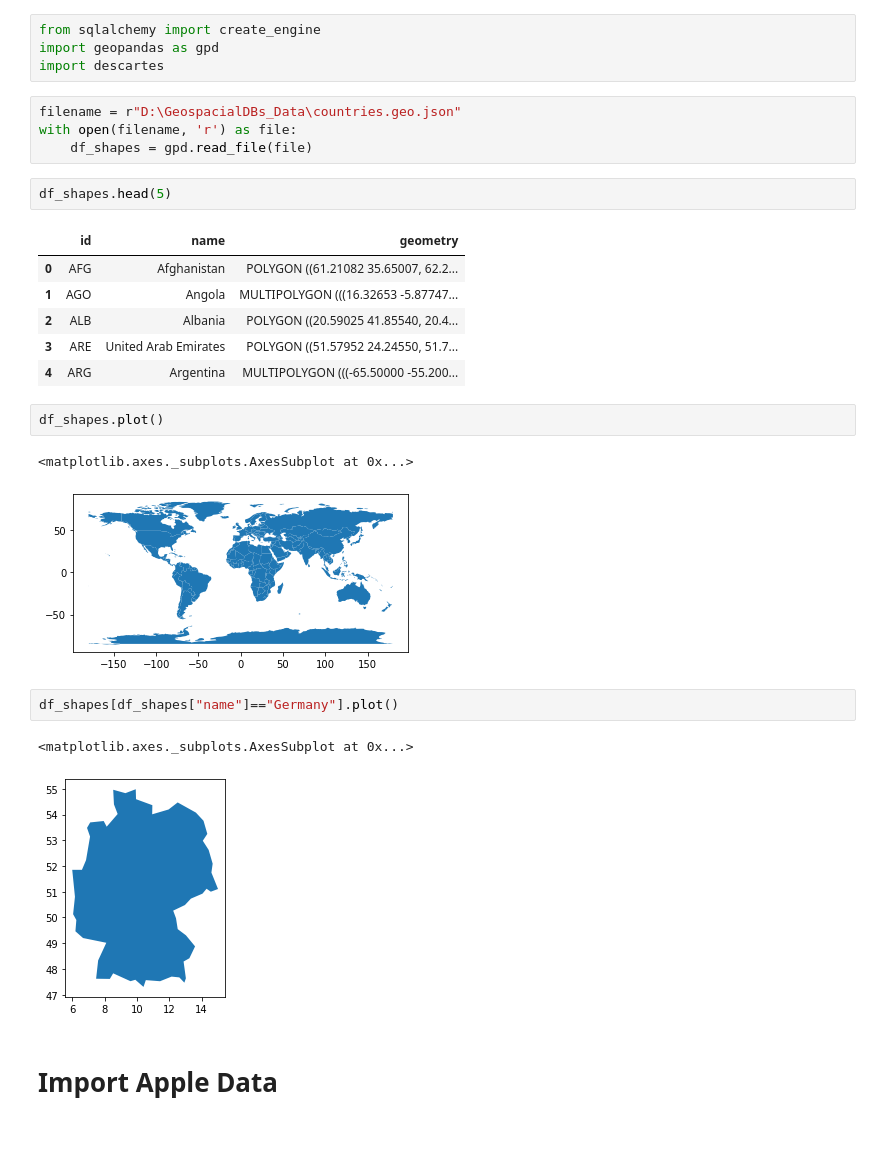
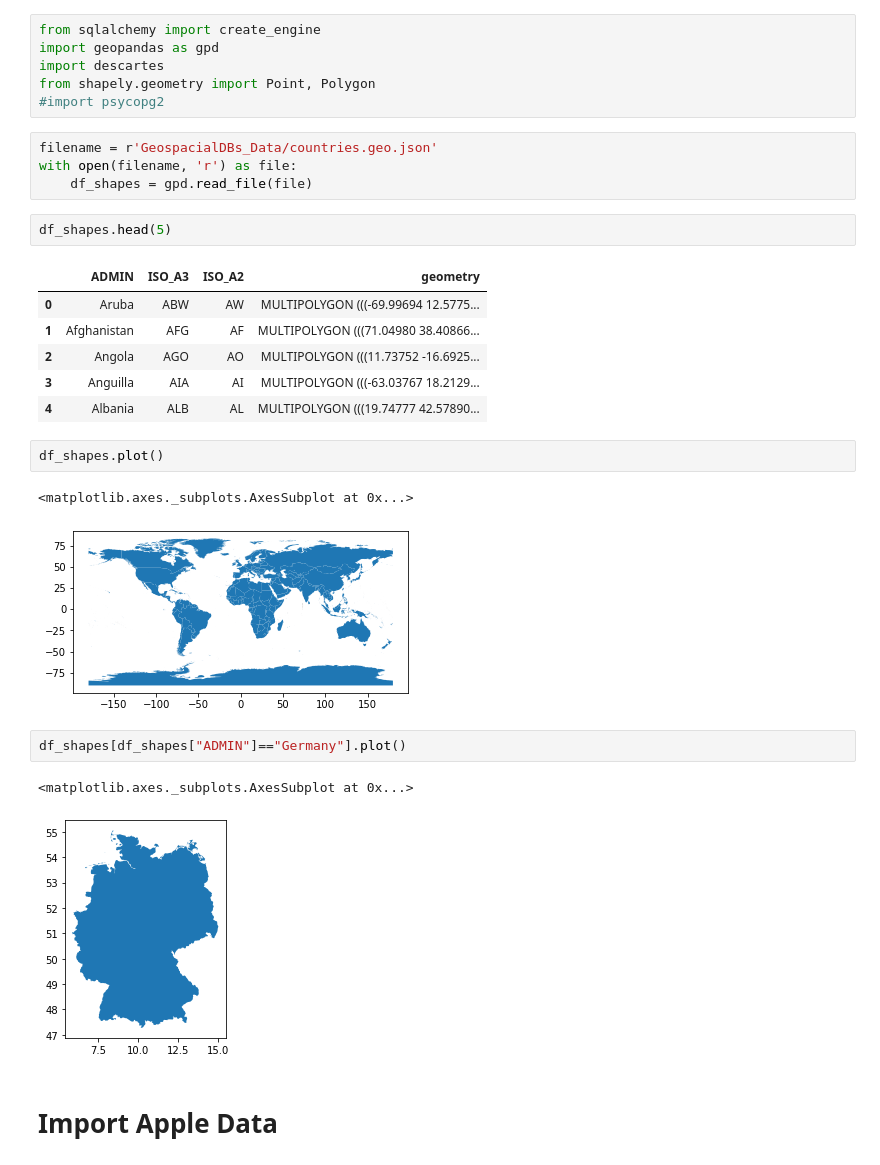
Before and after one commit to pwl482/home_squad, a Jupyter notebook: Combine_Data_and_Export.ipynb, the cells around one changed output. Cells and saved outputs as stored; diff of their text form; blank space fills up the shorter version.

```diff
--- a/Combine_Data_and_Export.ipynb
+++ b/Combine_Data_and_Export.ipynb
@@ -2,29 +10,31 @@
 from sqlalchemy import create_engine
 import geopandas as gpd
 import descartes
+from shapely.geometry import Point, Polygon
+#import psycopg2
 # %%
-filename = r"D:\GeospacialDBs_Data\countries.geo.json"
+filename = r'GeospacialDBs_Data/countries.geo.json'
 with open(filename, 'r') as file:
     df_shapes = gpd.read_file(file)
 # %%
 df_shapes.head(5)
 # %% [output]
-|  | id | name | geometry |
-| 0 | AFG | Afghanistan | POLYGON ((61.21082 35.65007, 62.2... |
-| 1 | AGO | Angola | MULTIPOLYGON (((16.32653 -5.87747... |
-| 2 | ALB | Albania | POLYGON ((20.59025 41.85540, 20.4... |
-| 3 | ARE | United Arab Emirates | POLYGON ((51.57952 24.24550, 51.7... |
-| 4 | ARG | Argentina | MULTIPOLYGON (((-65.50000 -55.200... |
+|  | ADMIN | ISO_A3 | ISO_A2 | geometry |
+| 0 | Aruba | ABW | AW | MULTIPOLYGON (((-69.99694 12.5775... |
+| 1 | Afghanistan | AFG | AF | MULTIPOLYGON (((71.04980 38.40866... |
+| 2 | Angola | AGO | AO | MULTIPOLYGON (((11.73752 -16.6925... |
+| 3 | Anguilla | AIA | AI | MULTIPOLYGON (((-63.03767 18.2129... |
+| 4 | Albania | ALB | AL | MULTIPOLYGON (((19.74777 42.57890... |
 # %%
 df_shapes.plot()
 # %% [output]
 <matplotlib.axes._subplots.AxesSubplot at 0x...>
-[figure, old version]
+[figure, new version]
 # %%
-df_shapes[df_shapes["name"]=="Germany"].plot()
+df_shapes[df_shapes["ADMIN"]=="Germany"].plot()
 # %% [output]
 <matplotlib.axes._subplots.AxesSubplot at 0x...>
-[figure, old version]
+[figure, new version]
 # %% [markdown]
 # Import Apple Data
 # %%
```
Also changed, not shown: parts of 10 cells of this notebook, 1 other file.
